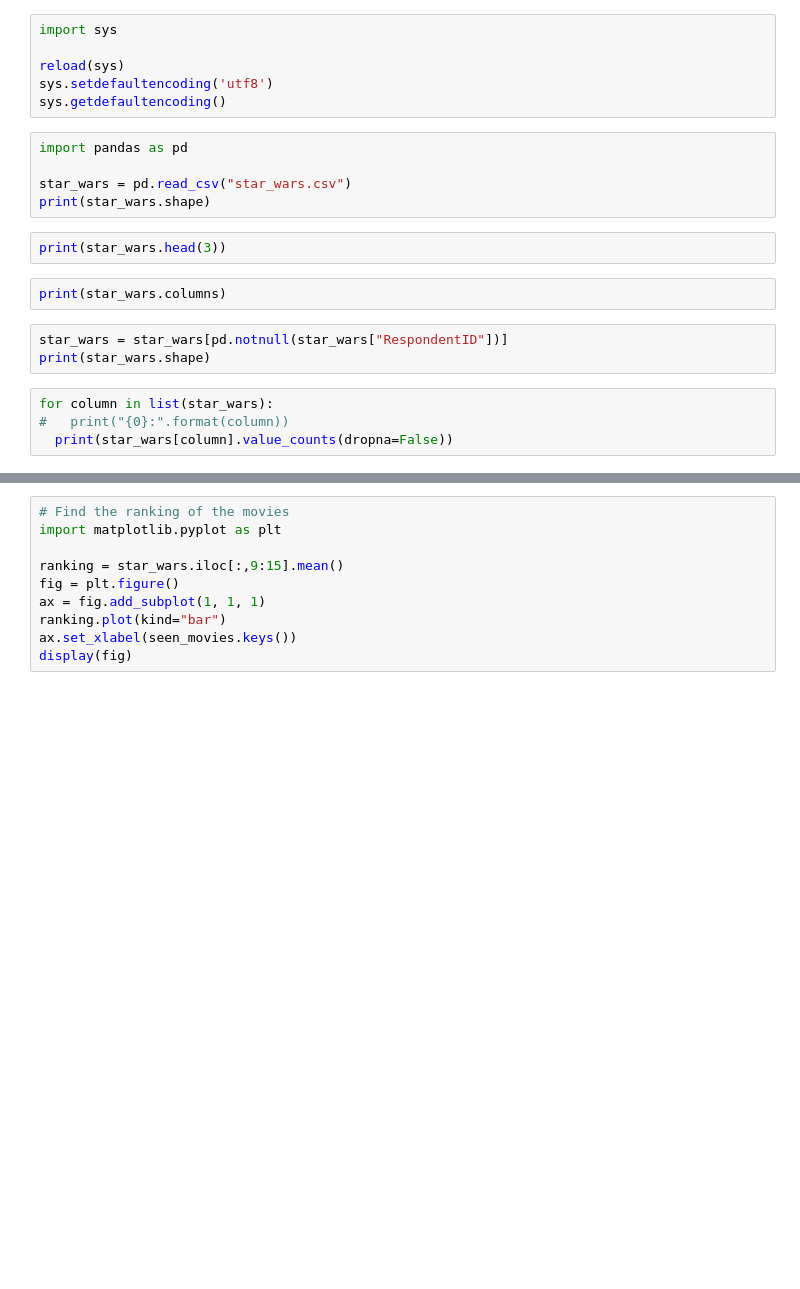
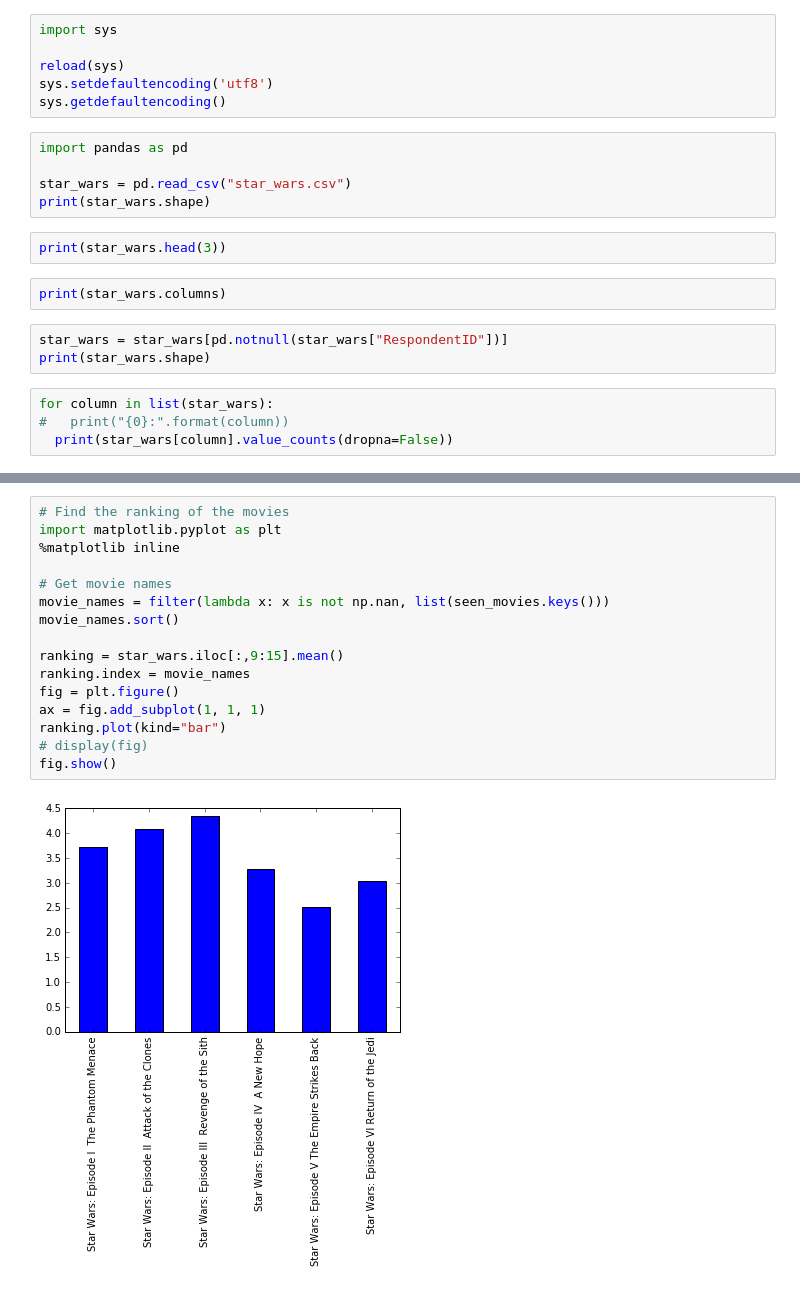
Before and after one commit to foxan/dataquest, a Jupyter notebook: Data Exploration/Guided Project - Star Wars survey.ipynb, the cells around one changed output, grey strips where cells are left out. Cells and saved outputs as stored; diff of their text form; blank space fills up the shorter version.

```diff
--- a/Data Exploration/Guided Project - Star Wars survey.ipynb
+++ b/Data Exploration/Guided Project - Star Wars survey.ipynb
@@ -86,13 +98,21 @@ star_wars.head(3)
 # %%
 # Find the ranking of the movies
 import matplotlib.pyplot as plt
+%matplotlib inline
+
+# Get movie names
+movie_names = filter(lambda x: x is not np.nan, list(seen_movies.keys()))
+movie_names.sort()
 
 ranking = star_wars.iloc[:,9:15].mean()
+ranking.index = movie_names
 fig = plt.figure()
 ax = fig.add_subplot(1, 1, 1)
 ranking.plot(kind="bar")
-ax.set_xlabel(seen_movies.keys())
-display(fig)
+# display(fig)
+fig.show()
+# %% [output]
+[figure, added]
 # %%
 # Find the most seen movies
 seen = star_wars.iloc[:,3:9].sum()
```
Also changed, not shown: parts of 5 cells of this notebook, 13 other files.
